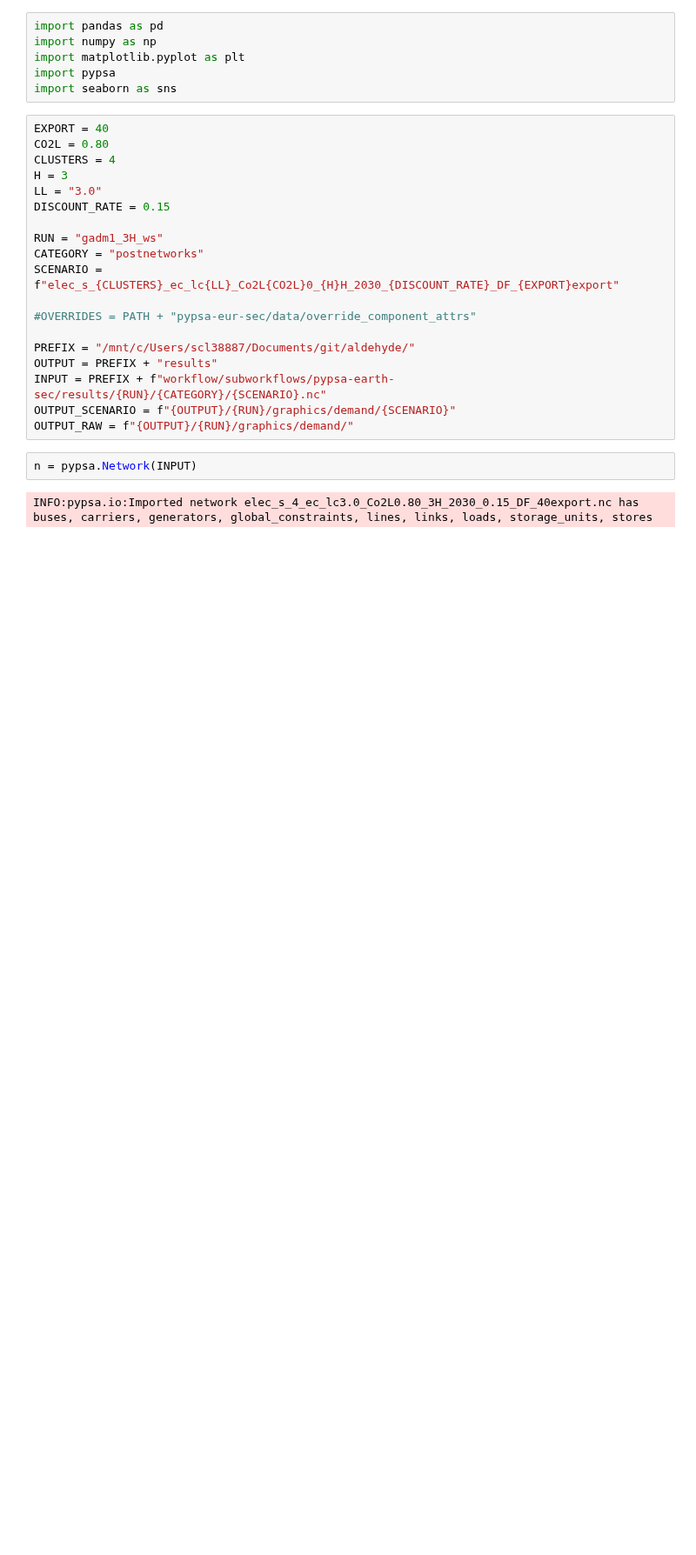
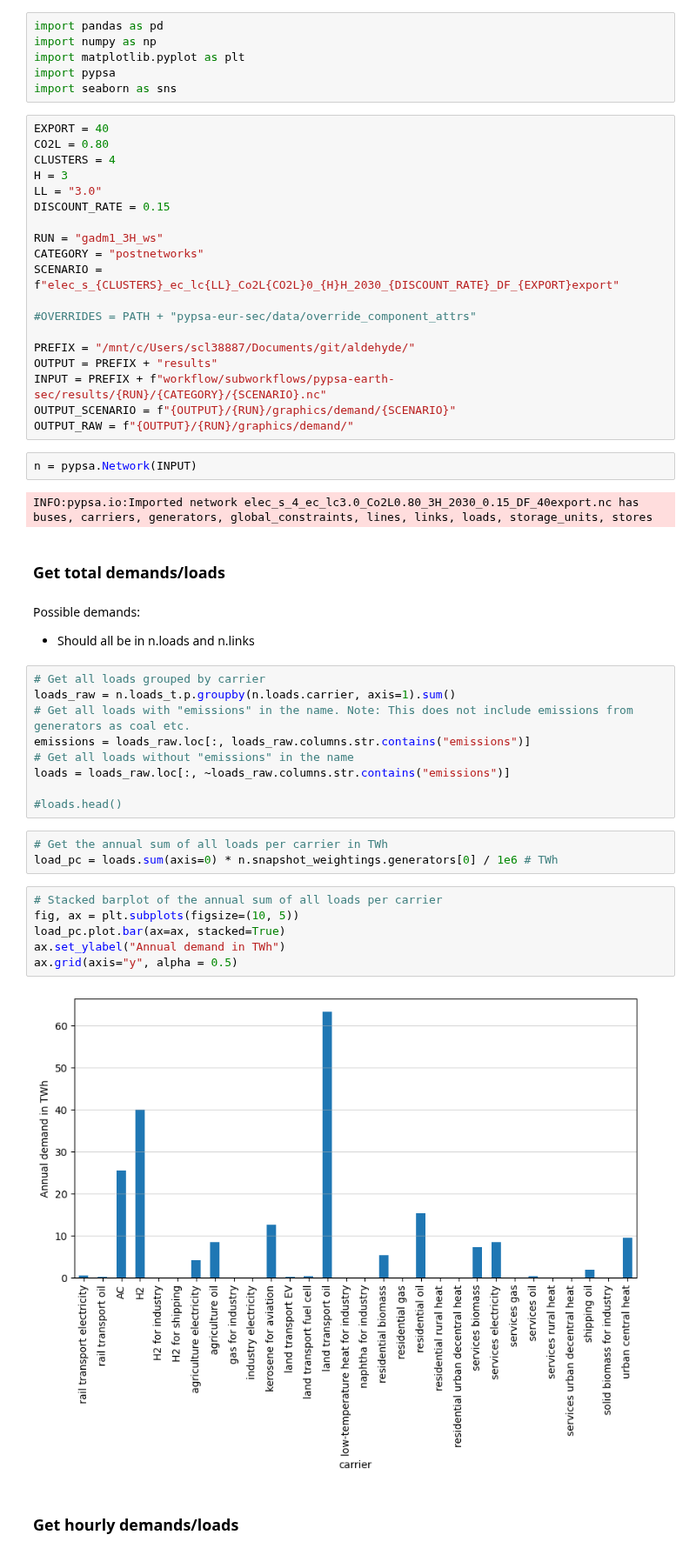
Before and after one commit to energyLS/aldehyde, a Jupyter notebook: workflow/notebooks/demands.ipynb, the cells around one changed output. Shown at 87% size. Cells and saved outputs as stored; diff of their text form; blank space fills up the shorter version.

Commit message:
feat: plot electricity load and links

```diff
--- a/workflow/notebooks/demands.ipynb
+++ b/workflow/notebooks/demands.ipynb
@@ -29,3 +27,30 @@ OUTPUT_RAW = f"{OUTPUT}/{RUN}/graphics/demand/"
 n = pypsa.Network(INPUT)
 # %% [output]
 INFO:pypsa.io:Imported network elec_s_4_ec_lc3.0_Co2L0.80_3H_2030_0.15_DF_40export.nc has buses, carriers, generators, global_constraints, lines, links, loads, storage_units, stores
+# %% [markdown]
+### Get total demands/loads
+# %% [markdown]
+Possible demands:
+- Should all be in n.loads and n.links
+# %%
+# Get all loads grouped by carrier
+loads_raw = n.loads_t.p.groupby(n.loads.carrier, axis=1).sum()
+# Get all loads with "emissions" in the name. Note: This does not include emissions from generators as coal etc.
+emissions = loads_raw.loc[:, loads_raw.columns.str.contains("emissions")]
+# Get all loads without "emissions" in the name
+loads = loads_raw.loc[:, ~loads_raw.columns.str.contains("emissions")]
+
+#loads.head()
+# %%
+# Get the annual sum of all loads per carrier in TWh
+load_pc = loads.sum(axis=0) * n.snapshot_weightings.generators[0] / 1e6 # TWh
+# %%
+# Stacked barplot of the annual sum of all loads per carrier
+fig, ax = plt.subplots(figsize=(10, 5))
+load_pc.plot.bar(ax=ax, stacked=True)
+ax.set_ylabel("Annual demand in TWh")
+ax.grid(axis="y", alpha = 0.5)
+# %% [output]
+[figure, added]
+# %% [markdown]
+### Get hourly demands/loads
```
Also changed, not shown: parts of 12 cells of this notebook.
